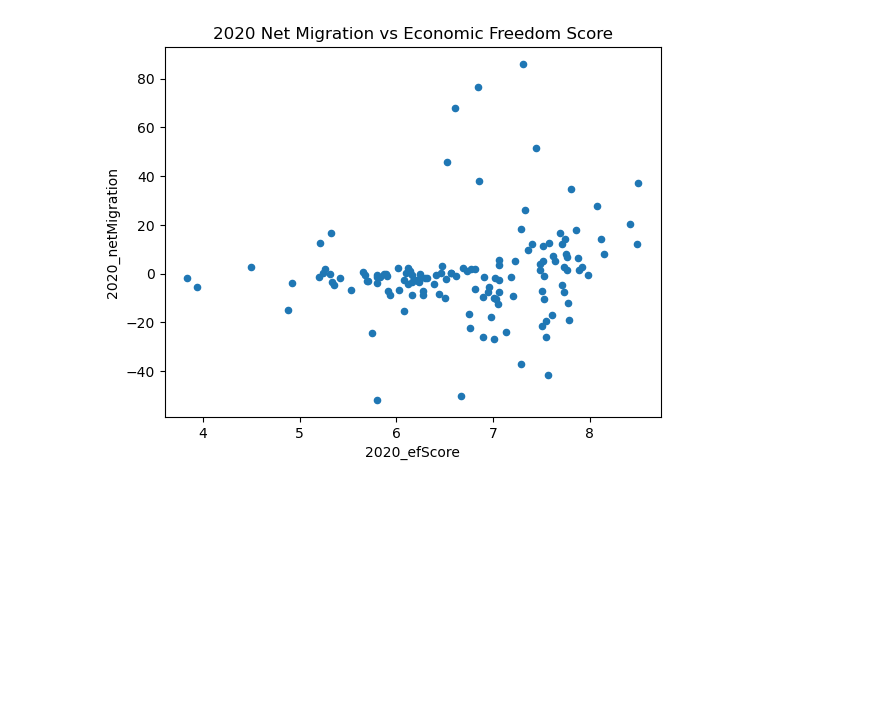
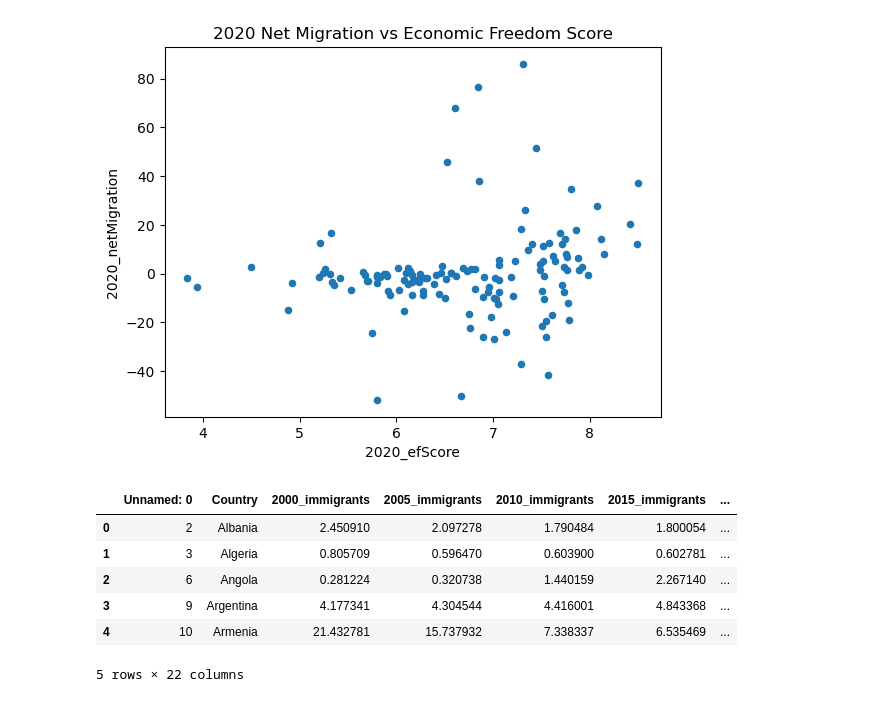
Before and after one commit to anshimathur/group-4-project-1, a Jupyter notebook: migration_economic_freedom_analysis.ipynb, the cells around one changed output. Cells and saved outputs as stored; diff of their text form; code cells hidden in the pictures; blank space fills up the shorter version.

```diff
--- a/migration_economic_freedom_analysis.ipynb
+++ b/migration_economic_freedom_analysis.ipynb
@@ -453,0 +443,10 @@ Text(0.5, 1.0, '2020 Net Migration vs Economic Freedom Score')
+# %%
+final_df.head()
+# %% [output]
+|  | Unnamed: 0 | Country | 2000_immigrants | 2005_immigrants | 2010_immigrants | 2015_immigrants | ... |
+| 0 | 2 | Albania | 2.450910 | 2.097278 | 1.790484 | 1.800054 | ... |
+| 1 | 3 | Algeria | 0.805709 | 0.596470 | 0.603900 | 0.602781 | ... |
+| 2 | 6 | Angola | 0.281224 | 0.320738 | 1.440159 | 2.267140 | ... |
+| 3 | 9 | Argentina | 4.177341 | 4.304544 | 4.416001 | 4.843368 | ... |
+| 4 | 10 | Armenia | 21.432781 | 15.737932 | 7.338337 | 6.535469 | ... |
+5 rows × 22 columns
```
Also changed, not shown: parts of 6 cells of this notebook, 1 other file.
